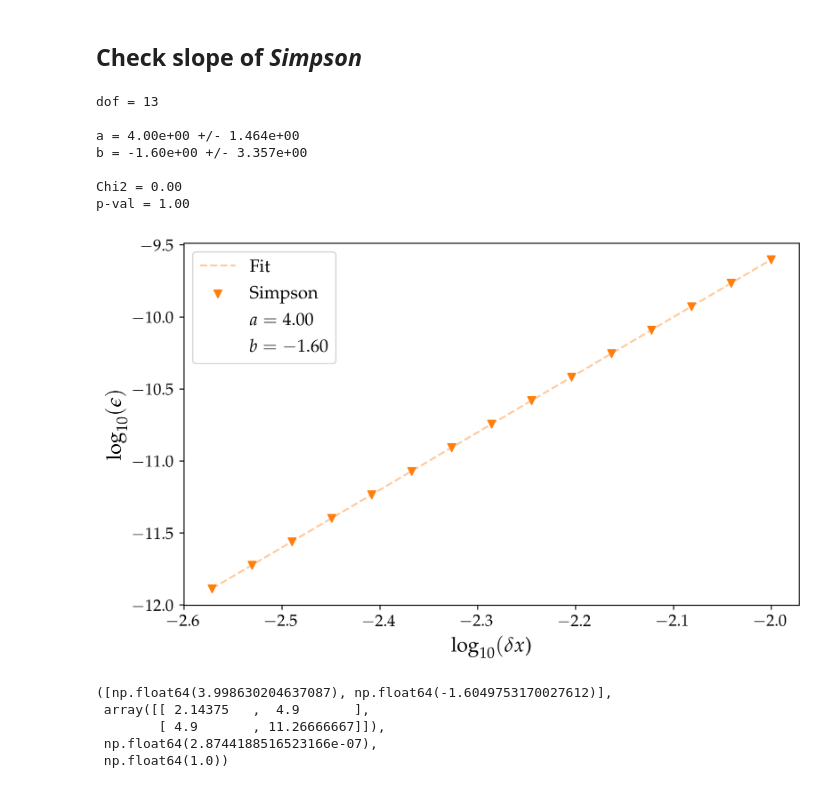
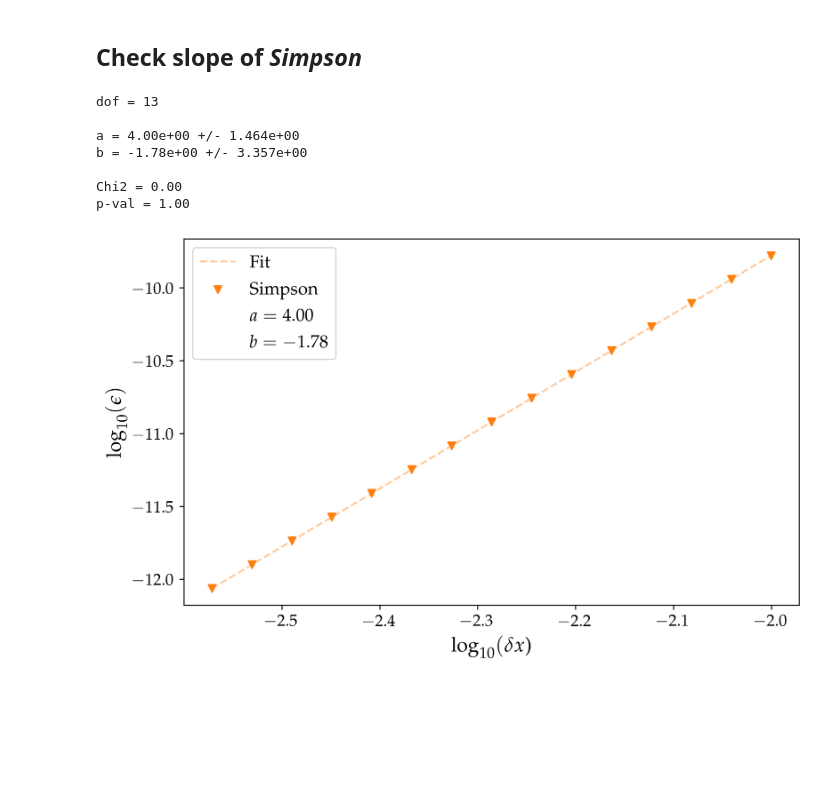
Before and after one commit to mvolpato-unimib/Lab_comp, a Jupyter notebook: ex20/integr.ipynb, the cells around one changed output. Cells and saved outputs as stored; diff of their text form; code cells hidden in the pictures; blank space fills up the shorter version.

```diff
--- a/ex20/integr.ipynb
+++ b/ex20/integr.ipynb
@@ -272,6 +274,7 @@ b = x_max
 true  = np.pi**4 / 15
 
 dx_span = np.logspace(-4, -2, 50)
+true_dx = [[],[]]
 eps = 1e-14
 error = [[], []]
 
@@ -282,14 +285,18 @@ for dx_ in dx_span:
                 [ 'Simpson', 'v', Simpson]]
 
         f_int = gr_spec[i][2]
-        err = np.abs(f_int(func, a, b, dx=dx_) - true)
+        res = f_int(func, a, b, dx=dx_, r_true_dx=True)
+        true_dx[i].append(res[1])
+        err = np.abs(res[0] - true)
         error[i].append(err)
 
 for i in range(2):
-    plt.loglog(dx_span, error[i], ls='', marker=gr_spec[i][1], label=gr_spec[i][0])
+    plt.loglog(true_dx[i], error[i], ls='', marker=gr_spec[i][1], label=gr_spec[i][0])
 
 plt.xlabel(r'$\delta x$')
 plt.ylabel(r'$\epsilon$')
 plt.legend()
+plt.tight_layout()
+plt.savefig('plots/confr_glob')
 plt.show()
 # %% [output]
@@ -321,21 +325,17 @@ p-val = 1.00
 ## **Check slope of *Simpson***
 # %%
 i = 1
-dx, eps_dx = (dx_span[cut:], error[i][cut:])
+dx, eps_dx = (true_dx[i][cut:], error[i][cut:])
 
 lin_fit(np.log10(dx), np.log10(eps_dx), mar='v', col='C1', name_points='Simpson',
-        labels=(r'$\log_{10}(\delta x$)', r'$\log_{10}(\epsilon)$'))
+        labels=(r'$\log_{10}(\delta x$)', r'$\log_{10}(\epsilon)$'), save_name='plots/Fit_gl_simp')
+pass
 # %% [output]
 dof = 13
 
 a = 4.00e+00 +/- 1.464e+00
-b = -1.60e+00 +/- 3.357e+00
+b = -1.78e+00 +/- 3.357e+00
 
 Chi2 = 0.00
 p-val = 1.00
-[figure, old version]
+[figure, new version]
-([np.float64(3.998630204637087), np.float64(-1.6049753170027612)],
- array([[ 2.14375   ,  4.9       ],
-        [ 4.9       , 11.26666667]]),
- np.float64(2.8744188516523166e-07),
- np.float64(1.0))
```
Also changed, not shown: parts of 9 cells of this notebook, 7 other files.
